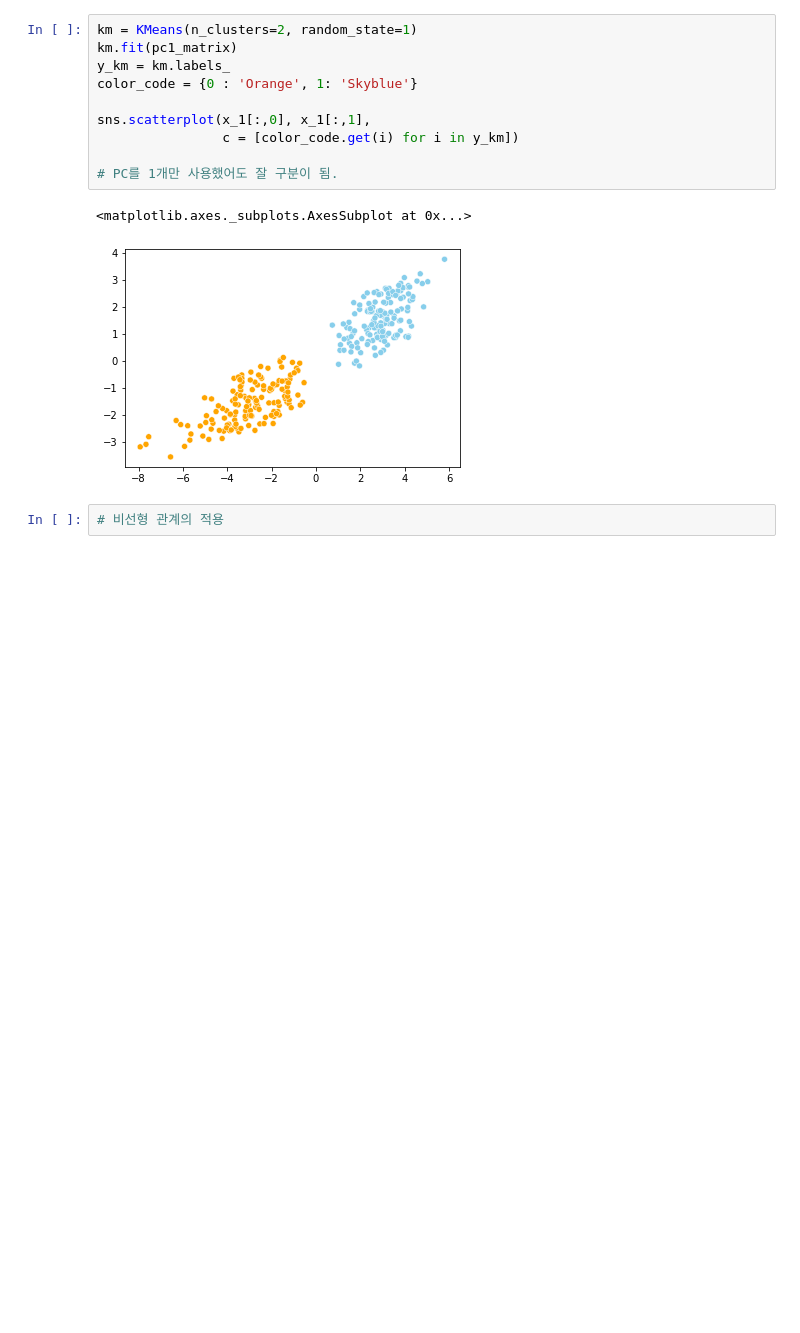
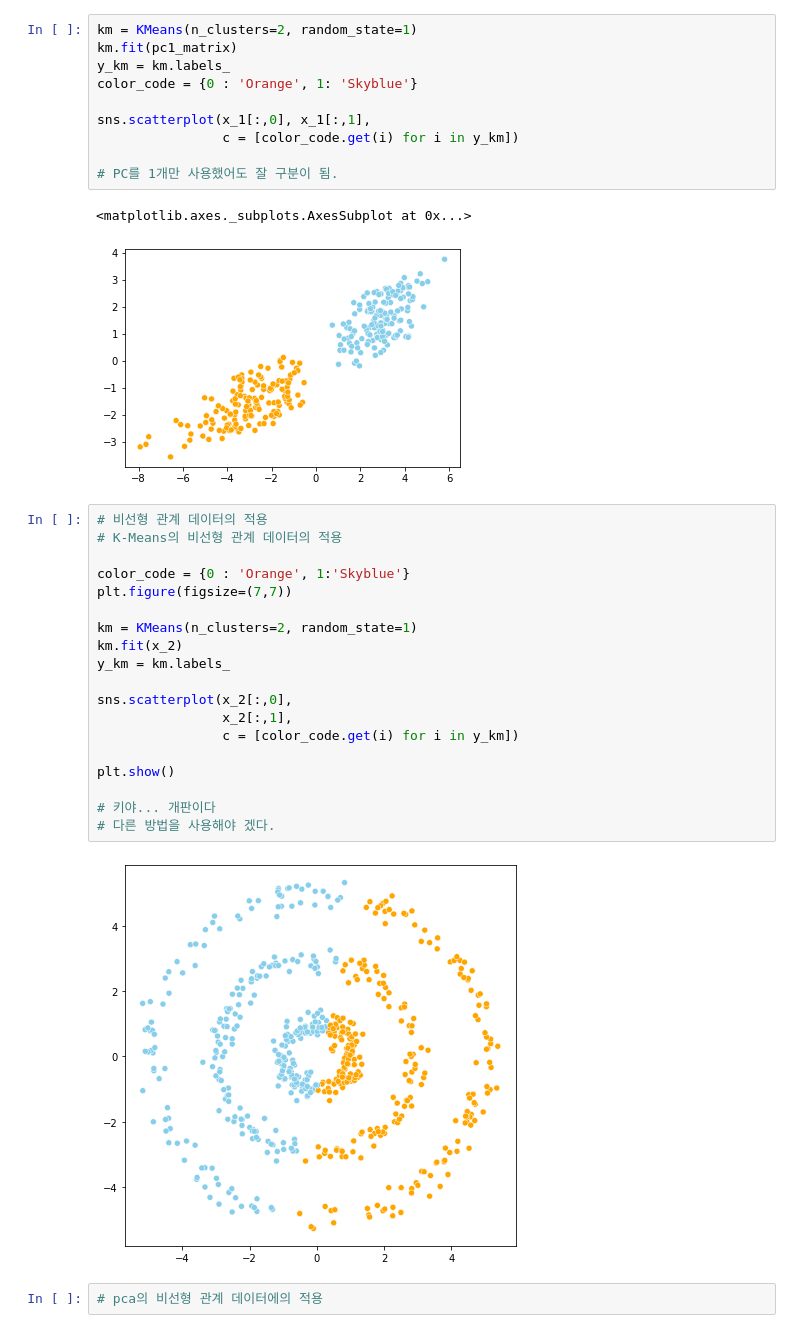
Before and after one commit to Vaycold/Python_ML, a Jupyter notebook: Pattern_Recognition/패턴학습 및 비지도학습.ipynb, the cells around one changed output. Saved outputs shown, nothing was run; the diff lists cells and outputs as text; blank space fills up the shorter version.

```diff
--- a/Pattern_Recognition/패턴학습 및 비지도학습.ipynb
+++ b/Pattern_Recognition/패턴학습 및 비지도학습.ipynb
@@ -319,5 +319,26 @@ sns.scatterplot(x_1[:,0], x_1[:,1],
 # %% [output]
 <matplotlib.axes._subplots.AxesSubplot at 0x...>
 [figure]
+# %%
+# 비선형 관계 데이터의 적용
+# K-Means의 비선형 관계 데이터의 적용
+
+color_code = {0 : 'Orange', 1:'Skyblue'}
+plt.figure(figsize=(7,7))
+
+km = KMeans(n_clusters=2, random_state=1)
+km.fit(x_2)
+y_km = km.labels_
+
+sns.scatterplot(x_2[:,0],
+                x_2[:,1],
+                c = [color_code.get(i) for i in y_km])
+
+plt.show()
+
+# 키야... 개판이다
+# 다른 방법을 사용해야 겠다.
+# %% [output]
+[figure, added]
 # %%
-# 비선형 관계의 적용
+# pca의 비선형 관계 데이터에의 적용
```
